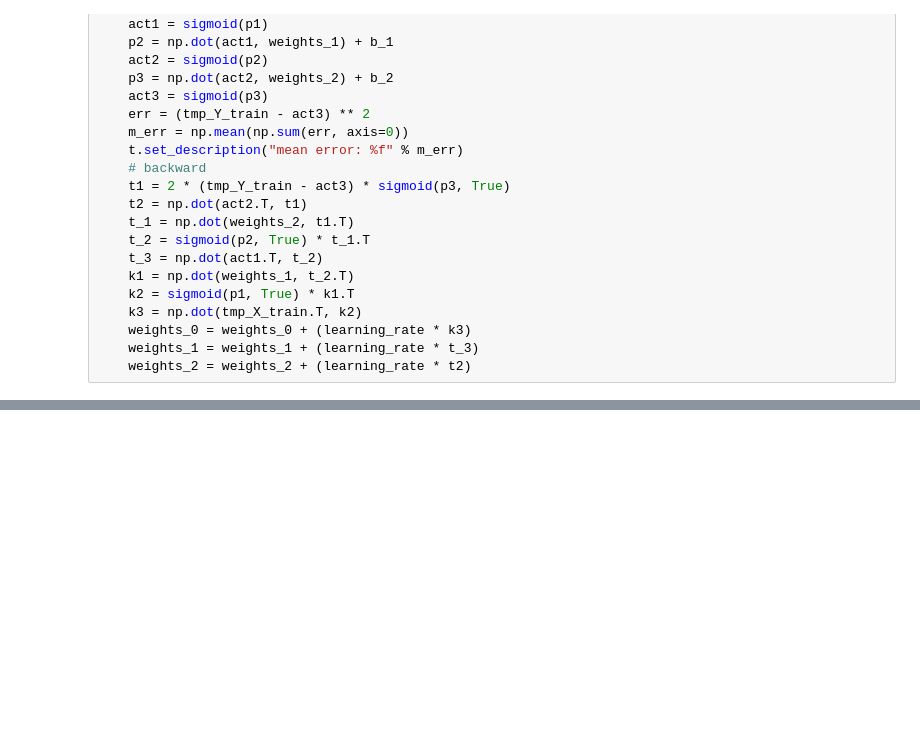
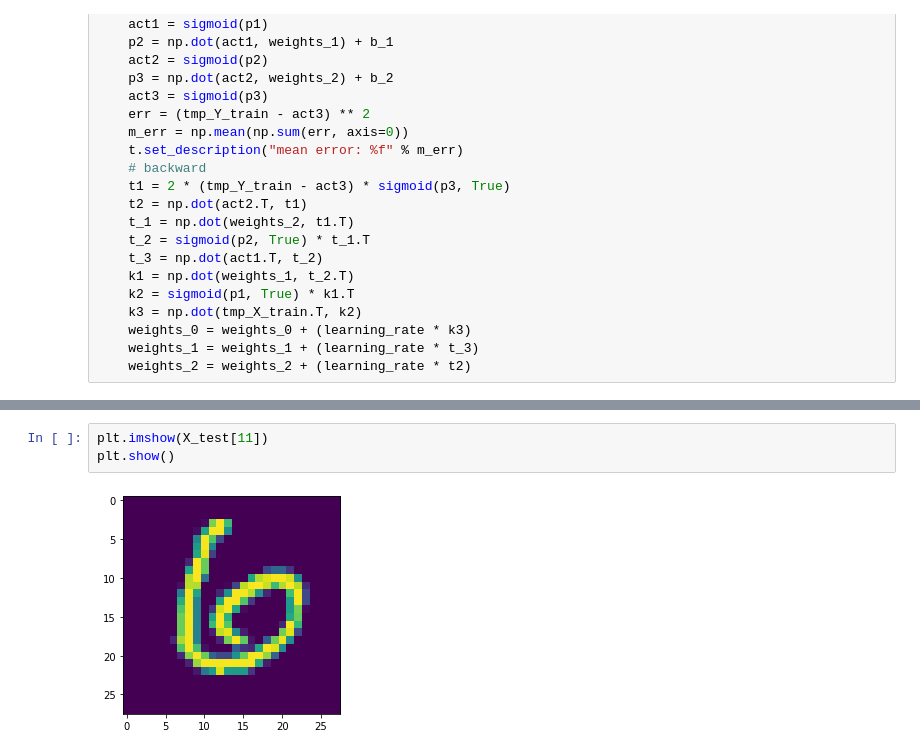
Before and after one commit to weikaaai/NumberRecognition, a Jupyter notebook: mnist_weikai.ipynb, the cells around one changed output, grey strips where cells are left out. Drawn from its saved outputs; the diff is of its cells as text; blank space fills up the shorter version.

```diff
--- a/mnist_weikai.ipynb
+++ b/mnist_weikai.ipynb
@@ -92,0 +118,5 @@ for i in t:
+# %%
+plt.imshow(X_test[11])
+plt.show()
+# %% [output]
+[figure, added]
```
Also changed, not shown: parts of 4 cells of this notebook.
